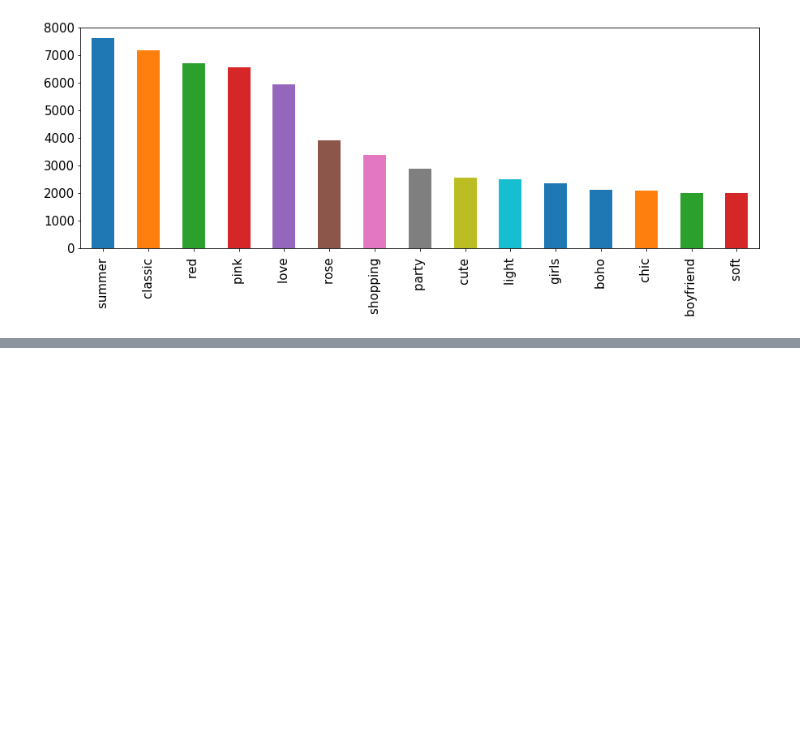
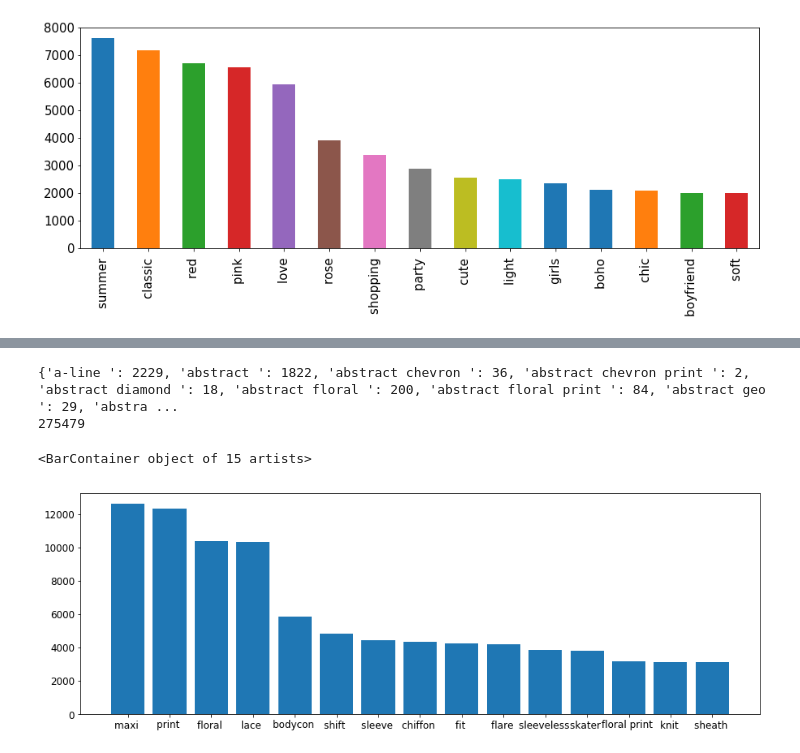
Before and after one commit to starsuzi/deep-fashion, a Jupyter notebook: explore-data.ipynb, the cells around one changed output, grey strips where cells are left out. Saved outputs shown, nothing was run; the diff lists cells and outputs as text; code cells hidden in the pictures; blank space fills up the shorter version.

Commit message:
dress category's top attributes

```diff
--- a/explore-data.ipynb
+++ b/explore-data.ipynb
@@ -151,8 +156,8 @@ df_category_combined.head()
 # %% [markdown]
 + Combining image and attribute name
 # %%
-attr_img_col = df_attr_cloth['attribute_name ']
-df_attr_img.columns = pd.Series(['image_name']).append(attr_img_col,ignore_index=True)
+lst_attr = df_attr_cloth['attribute_name ']
+df_attr_img.columns = pd.Series(['image_name']).append(lst_attr,ignore_index=True)
 df_attr_combined= df_attr_img
 # %%
 df_attr_combined.head()
@@ -388,0 +429,4 @@ attr_style_frequency_sort[:15].plot(kind = 'bar', figsize=(15,5), fontsize = 15)
+# %%
+df = df_attr_category_combined.groupby('category_name')
+# %%
+df_dress = df.get_group('Dress')
@@ -388,0 +443,25 @@ attr_style_frequency_sort[:15].plot(kind = 'bar', figsize=(15,5), fontsize = 15)
+# %%
+dict_attr = {}
+
+count_sum = 0
+
+for attr in lst_attr:
+    dict_attr[attr] = 0
+    dict_attr[attr] = np.sum(df_dress[attr].values == 1)
+
+    count_sum += np.sum(df_dress[attr].values == 1)
+
+print(dict_attr)
+print(count_sum)
+# %% [output]
+{'a-line ': 2229, 'abstract ': 1822, 'abstract chevron ': 36, 'abstract chevron print ': 2, 'abstract diamond ': 18, 'abstract floral ': 200, 'abstract floral print ': 84, 'abstract geo ': 29, 'abstra ...
+275479
+# %%
+
+sorted_by_value = {k: v for k, v in sorted(dict_attr.items(), key=lambda kv: kv[1], reverse= True)}
+sorted_by_value2 = {k: sorted_by_value[k] for k in list(sorted_by_value)[:15]}
+plt.figure(figsize=(15,5))
+plt.bar(sorted_by_value2.keys(), sorted_by_value2.values())
+# %% [output]
+<BarContainer object of 15 artists>
+[figure, added]
```
Also changed, not shown: parts of 10 cells of this notebook.
